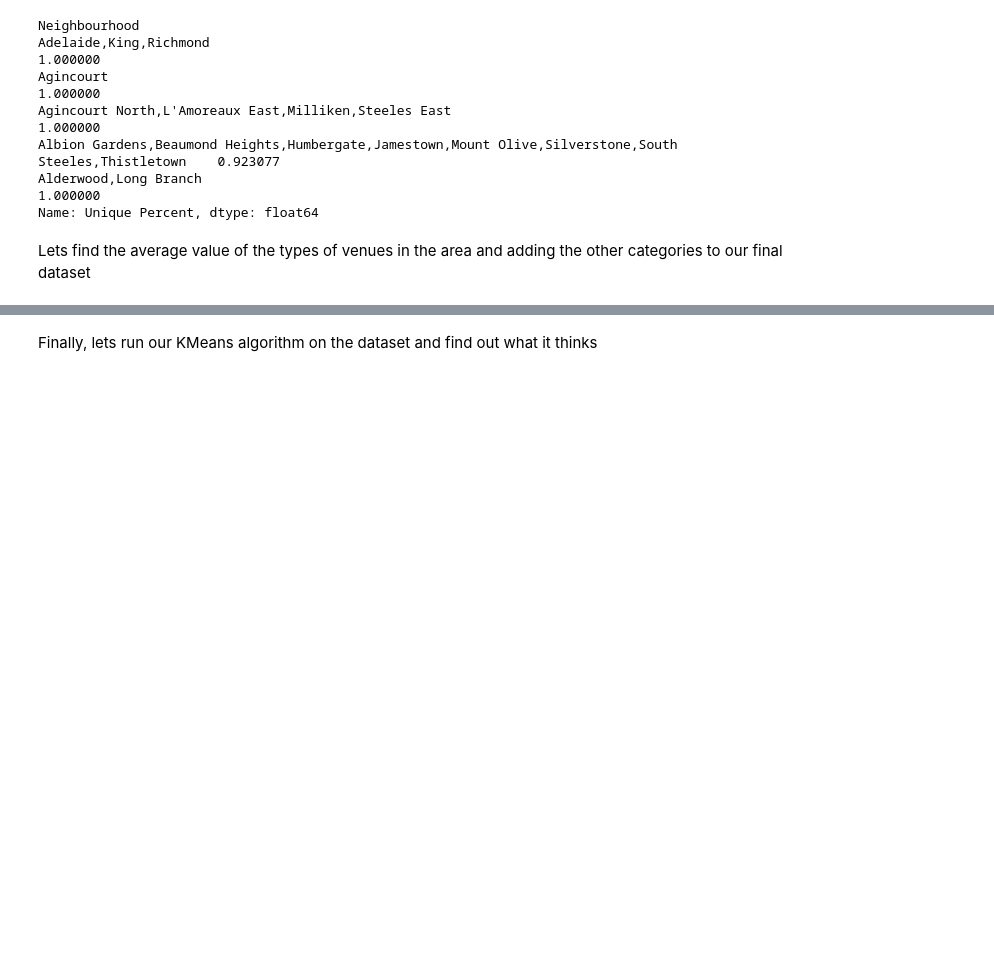
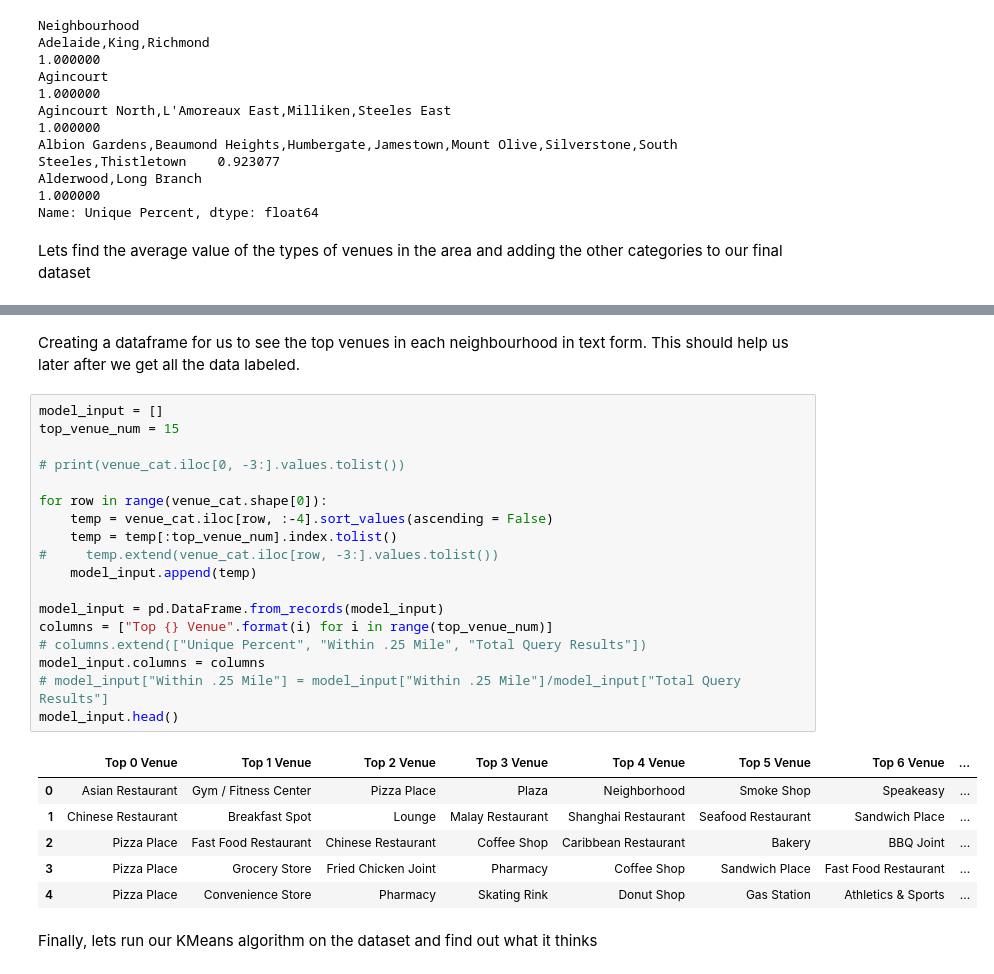
Before and after one commit to itrussell15/Coursera_Capstone, a Jupyter notebook: Coursera_Capstone_Toroto_Finished.ipynb, the cells around one changed output, grey strips where cells are left out. Cells and saved outputs as stored; diff of their text form; blank space fills up the shorter version.

```diff
--- a/Coursera_Capstone_Toroto_Finished.ipynb
+++ b/Coursera_Capstone_Toroto_Finished.ipynb
@@ -387,6 +388,33 @@ venue_cat.tail()
 | Woodbine Heights | 0.0 | 0.0 | 0.0 | 0.0 | 0.0 | 0.0 | ... |
 | York Mills West | 0.0 | 0.0 | 0.0 | 0.0 | 0.0 | 0.0 | ... |
 5 rows × 228 columns
+# %% [markdown]
+Creating a dataframe for us to see the top venues in each neighbourhood in text form. This should help us later after we get all the data labeled.
+# %%
+model_input = []
+top_venue_num = 15
+
+# print(venue_cat.iloc[0, -3:].values.tolist())
+
+for row in range(venue_cat.shape[0]):
+    temp = venue_cat.iloc[row, :-4].sort_values(ascending = False)
+    temp = temp[:top_venue_num].index.tolist()
+#     temp.extend(venue_cat.iloc[row, -3:].values.tolist())
+    model_input.append(temp)
+
+model_input = pd.DataFrame.from_records(model_input)
+columns = ["Top {} Venue".format(i) for i in range(top_venue_num)]
+# columns.extend(["Unique Percent", "Within .25 Mile", "Total Query Results"])
+model_input.columns = columns
+# model_input["Within .25 Mile"] = model_input["Within .25 Mile"]/model_input["Total Query Results"]
+model_input.head()
+# %% [output]
+|  | Top 0 Venue | Top 1 Venue | Top 2 Venue | Top 3 Venue | Top 4 Venue | Top 5 Venue | Top 6 Venue | ... |
+| 0 | Asian Restaurant | Gym / Fitness Center | Pizza Place | Plaza | Neighborhood | Smoke Shop | Speakeasy | ... |
+| 1 | Chinese Restaurant | Breakfast Spot | Lounge | Malay Restaurant | Shanghai Restaurant | Seafood Restaurant | Sandwich Place | ... |
+| 2 | Pizza Place | Fast Food Restaurant | Chinese Restaurant | Coffee Shop | Caribbean Restaurant | Bakery | BBQ Joint | ... |
+| 3 | Pizza Place | Grocery Store | Fried Chicken Joint | Pharmacy | Coffee Shop | Sandwich Place | Fast Food Restaurant | ... |
+| 4 | Pizza Place | Convenience Store | Pharmacy | Skating Rink | Donut Shop | Gas Station | Athletics & Sports | ... |
 # %% [markdown]
 Finally, lets run our KMeans algorithm on the dataset and find out what it thinks
 # %%
```
Also changed, not shown: parts of 5 cells of this notebook.
